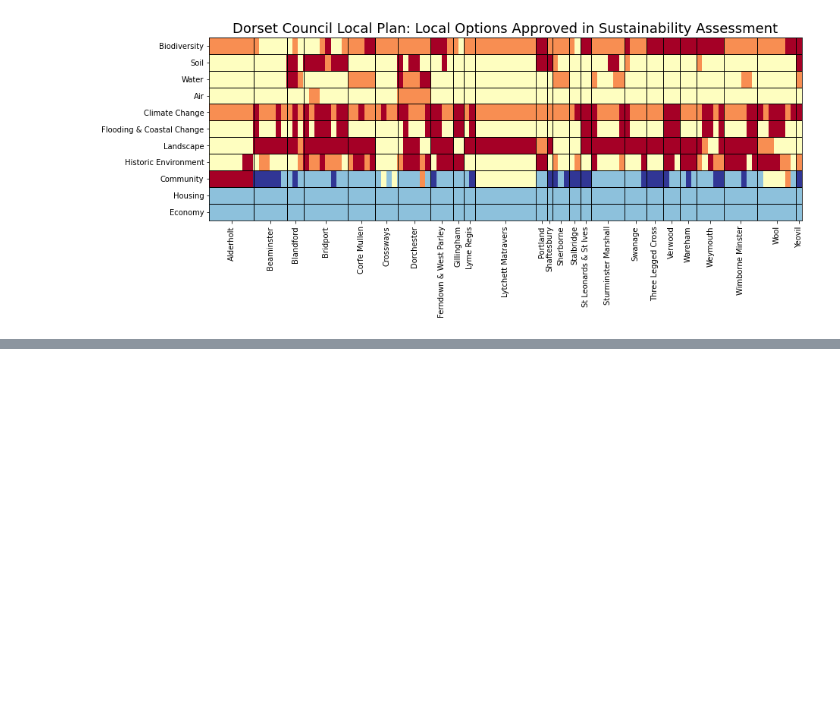
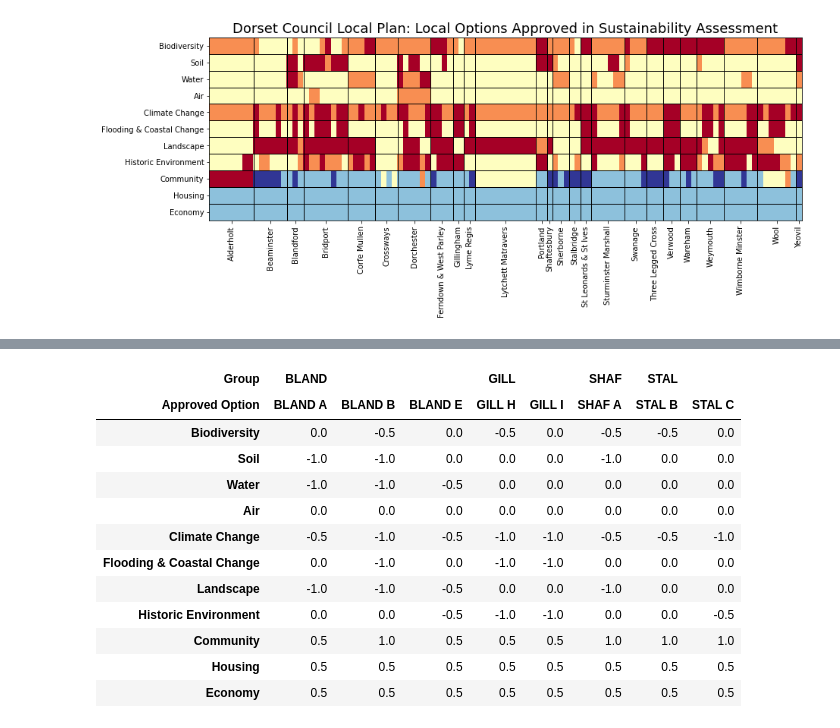
Before and after one commit to davidbrown2324/DC_LocalPlan, a Jupyter notebook: Dorset Council Local Plan - Sustainability Assessment.ipynb, the cells around one changed output, grey strips where cells are left out. Saved outputs shown, nothing was run; the diff lists cells and outputs as text; code cells hidden in the pictures; blank space fills up the shorter version.

```diff
--- a/Dorset Council Local Plan - Sustainability Assessment.ipynb
+++ b/Dorset Council Local Plan - Sustainability Assessment.ipynb
@@ -1132,0 +1202,16 @@ plt.show()
+# %%
+north_dorset_df
+# %% [output]
+| Group | BLAND |  |  | GILL |  | SHAF | STAL |  |
+| Approved Option | BLAND A | BLAND B | BLAND E | GILL H | GILL I | SHAF A | STAL B | STAL C |
+| Biodiversity | 0.0 | -0.5 | 0.0 | -0.5 | 0.0 | -0.5 | -0.5 | 0.0 |
+| Soil | -1.0 | -1.0 | 0.0 | 0.0 | 0.0 | -1.0 | 0.0 | 0.0 |
+| Water | -1.0 | -1.0 | -0.5 | 0.0 | 0.0 | 0.0 | 0.0 | 0.0 |
+| Air | 0.0 | 0.0 | 0.0 | 0.0 | 0.0 | 0.0 | 0.0 | 0.0 |
+| Climate Change | -0.5 | -1.0 | -0.5 | -1.0 | -1.0 | -0.5 | -0.5 | -1.0 |
+| Flooding & Coastal Change | 0.0 | -1.0 | 0.0 | -1.0 | -1.0 | 0.0 | 0.0 | 0.0 |
+| Landscape | -1.0 | -1.0 | -0.5 | 0.0 | 0.0 | -1.0 | 0.0 | 0.0 |
+| Historic Environment | 0.0 | 0.0 | -0.5 | -1.0 | -1.0 | 0.0 | 0.0 | -0.5 |
+| Community | 0.5 | 1.0 | 0.5 | 0.5 | 0.5 | 1.0 | 1.0 | 1.0 |
+| Housing | 0.5 | 0.5 | 0.5 | 0.5 | 0.5 | 0.5 | 0.5 | 0.5 |
+| Economy | 0.5 | 0.5 | 0.5 | 0.5 | 0.5 | 0.5 | 0.5 | 0.5 |
```
Also changed, not shown: parts of 9 cells of this notebook, 2 other files.
